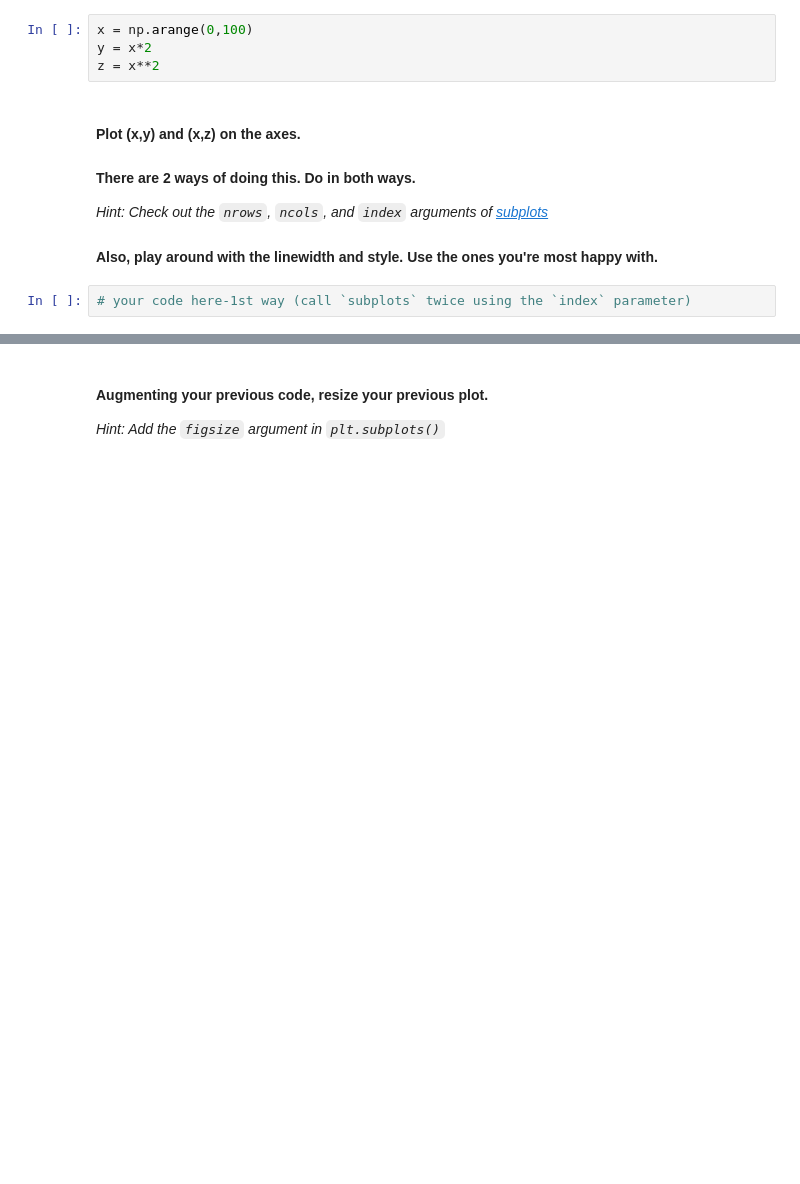
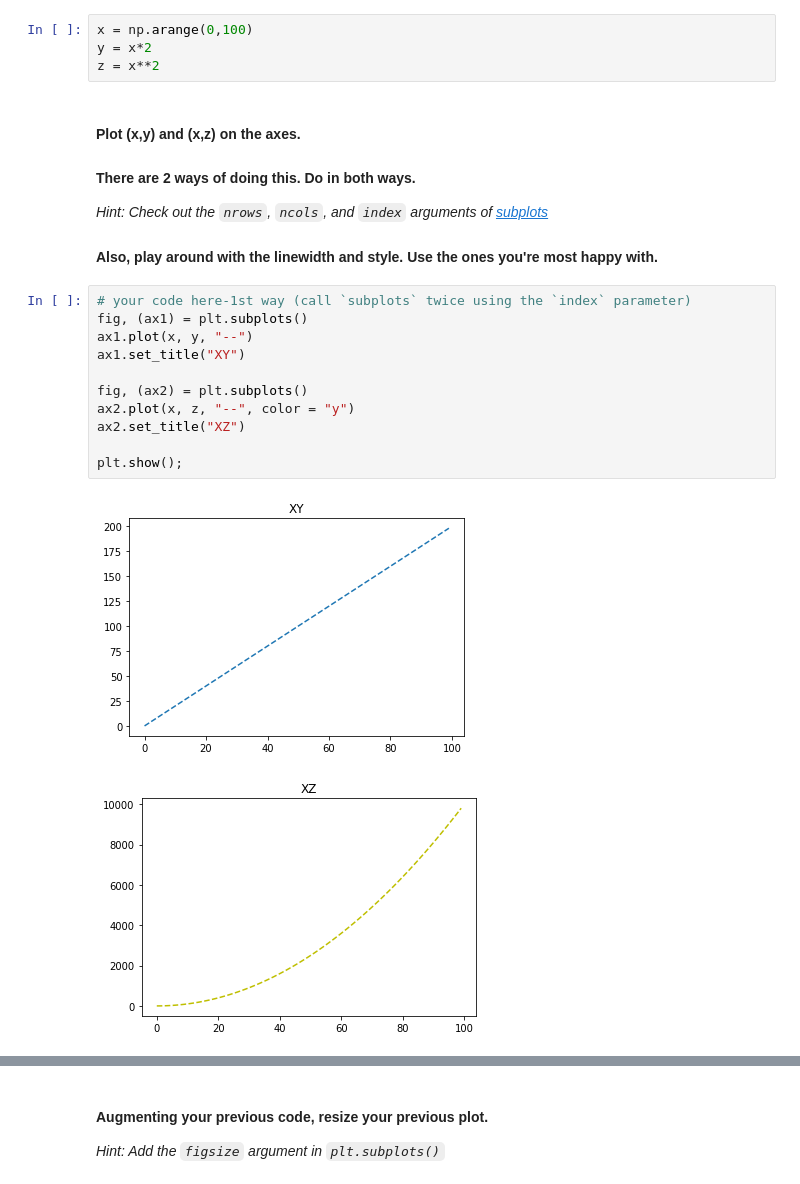
Before and after one commit to JavierLuna/data-labs, a Jupyter notebook: module-2/lab-matplotlib-seaborn/your-code/challenge-1.ipynb, the cells around one changed output, grey strips where cells are left out. Cells and saved outputs as stored; diff of their text form; blank space fills up the shorter version.

```diff
--- a/module-2/lab-matplotlib-seaborn/your-code/challenge-1.ipynb
+++ b/module-2/lab-matplotlib-seaborn/your-code/challenge-1.ipynb
@@ -34,5 +33,17 @@ z = x**2
 #### Also, play around with the linewidth and style. Use the ones you're most happy with.
 # %%
 # your code here-1st way (call `subplots` twice using the `index` parameter)
+fig, (ax1) = plt.subplots()
+ax1.plot(x, y, "--")
+ax1.set_title("XY")
+
+fig, (ax2) = plt.subplots()
+ax2.plot(x, z, "--", color = "y")
+ax2.set_title("XZ")
+
+plt.show();
+# %% [output]
+[figure, added]
+[figure, added]
 # %%
 # your code here-2st way (call `subplots` only once not using the `index` parameter)
```
Also changed, not shown: parts of 8 cells of this notebook.
